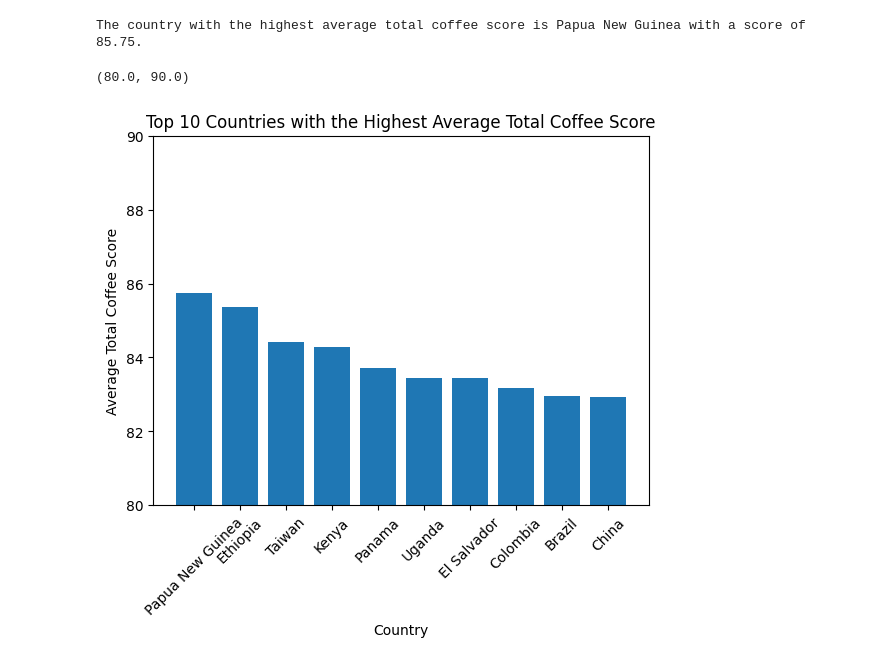
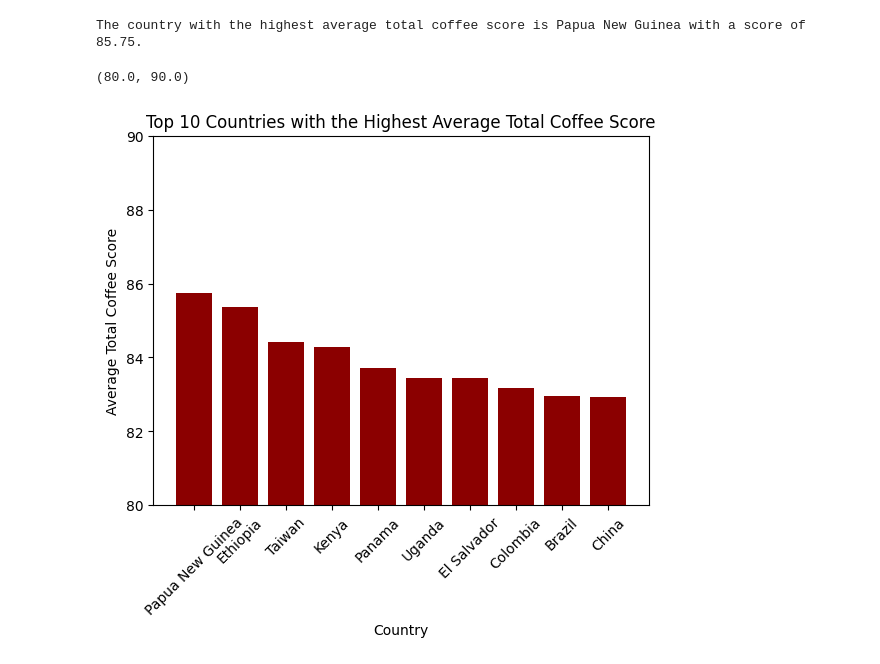
Before and after one commit to TroyH-21/Troy-Heroldt-cs130-project, a Jupyter notebook: analysis.ipynb, the cells around one changed output. Drawn from its saved outputs; the diff is of its cells as text; code cells hidden in the pictures.

Commit message:
Changed color of bar chart and added ideas for new visualizations to ideas.md.

```diff
--- a/analysis.ipynb
+++ b/analysis.ipynb
@@ -117,17 +118,17 @@ top_countries = find_top_countries(avg_coffee_score)
 # %%
 top10_countries = dict(list(top_countries.items())[:10])
 
 import matplotlib.pyplot as plt # This is the API to matplotlib
 top10_countries_names = list(top10_countries.keys()) # Create a list with the names of the top 10 countries
 top10_countries_scores = list(top10_countries.values()) # Create a list with the average total coffee scores of the top 10 countries
 
 #Used plt.bar because I was plotting from two lists and not a dataframe
-plt.bar(top10_countries_names, top10_countries_scores) # Create a bar chart
+plt.bar(top10_countries_names, top10_countries_scores, color = "darkred") # Create a bar chart
 plt.title('Top 10 Countries with the Highest Average Total Coffee Score')
 plt.xlabel('Country')
 plt.ylabel('Average Total Coffee Score')
 plt.xticks(rotation=45) # Rotate the x-axis labels for better readability
 plt.ylim(80, 90) # Limits the y-axis to only display y-values between 80 and 90
 # %% [output]
 (80.0, 90.0)
-[figure, old version]
+[figure, new version]
```
Also changed, not shown: parts of 1 cell of this notebook, 1 other file.
